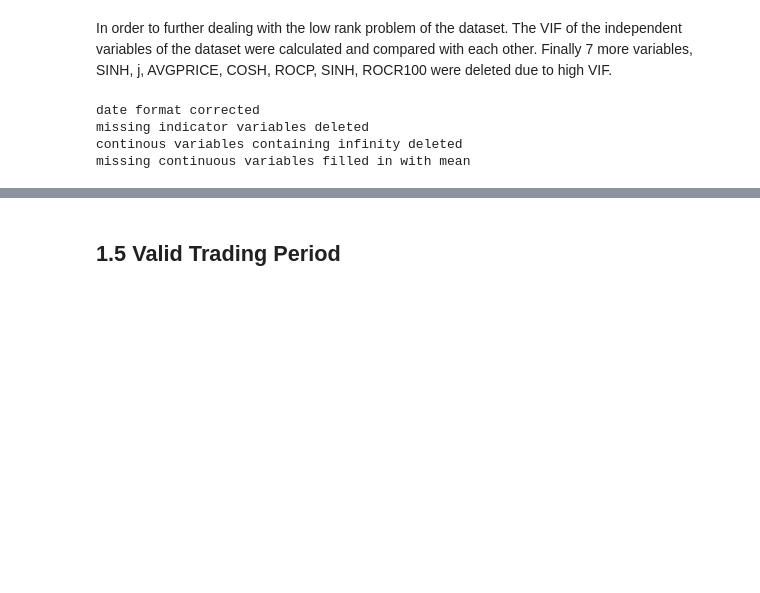
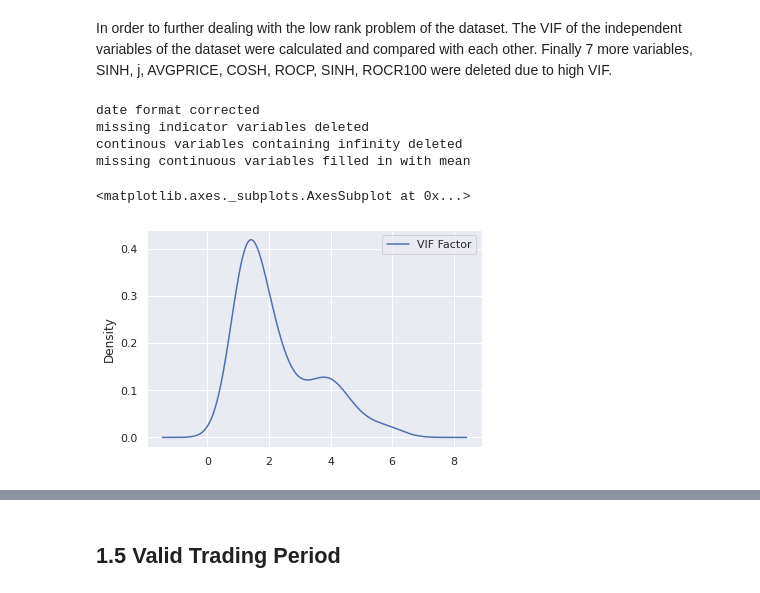
Before and after one commit to LeonCaesa/Summer_ML, a Jupyter notebook: Final report.ipynb, the cells around one changed output, grey strips where cells are left out. Drawn from its saved outputs; the diff is of its cells as text; code cells hidden in the pictures; blank space fills up the shorter version.

```diff
--- a/Final report.ipynb
+++ b/Final report.ipynb
@@ -53,7 +57,11 @@ continous variables containing infinity deleted
 missing continuous variables filled in with mean
 # %%
 vif_df = ML_object.calc_vif()
-vif_inf_flags = np.isinf(vif_df['VIF Factor'])
+#vif_inf_flags = np.isinf(vif_df['VIF Factor'])
+vif_inf_flags = vif_df['VIF Factor'] > 6
 vif_df.loc[vif_inf_flags==False,:].plot.density()
+# %% [output]
+<matplotlib.axes._subplots.AxesSubplot at 0x...>
+[figure, added]
 # %%
 ML_object.data_float.columns[vif_inf_flags]
```
Also changed, not shown: parts of 12 cells of this notebook, 6 other files.
